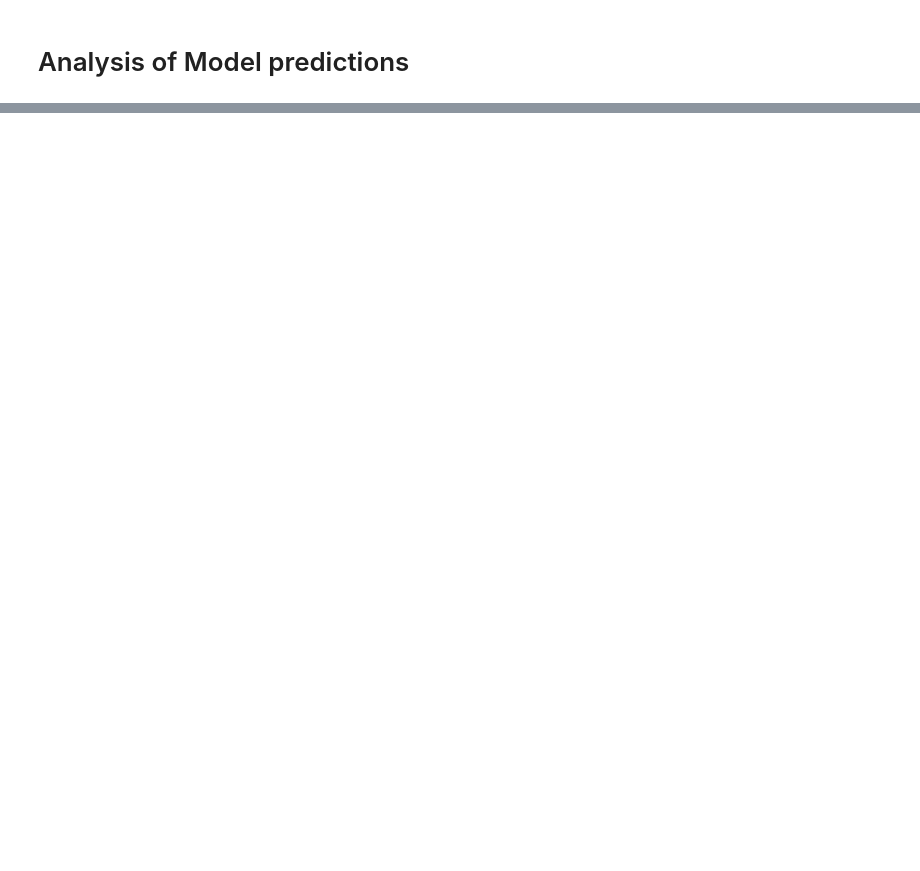
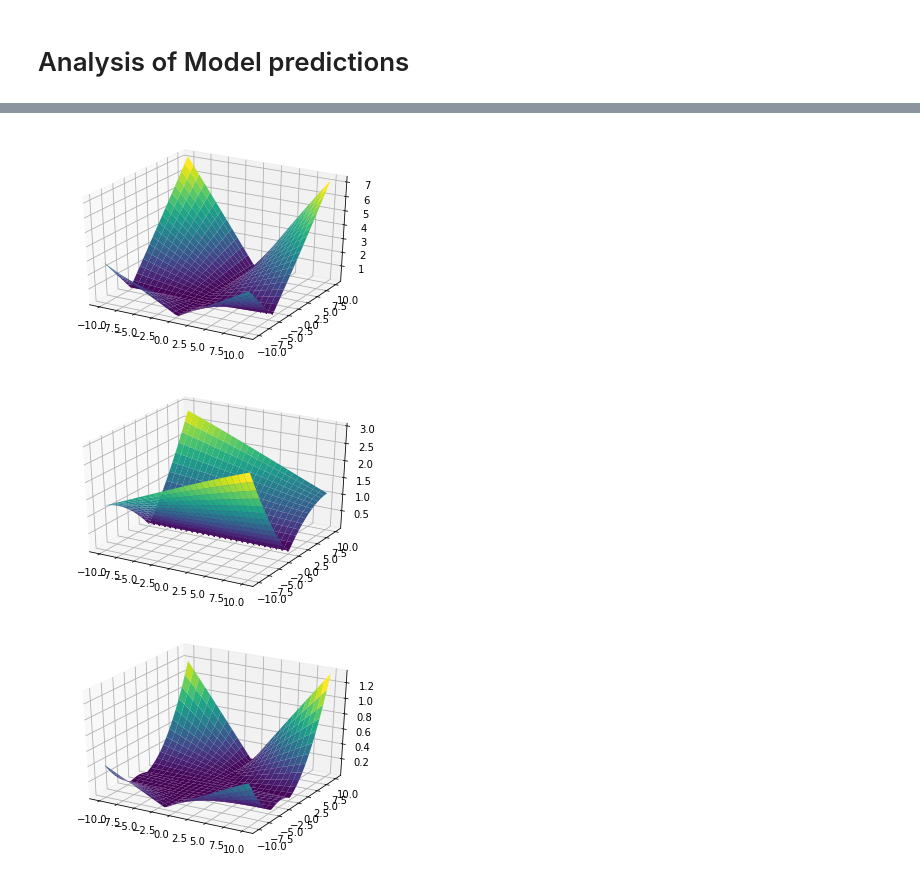
Before and after one commit to choiboy92/knee_parallax, a Jupyter notebook: whitesides_error.ipynb, the cells around one changed output, grey strips where cells are left out. Saved outputs shown, nothing was run; the diff lists cells and outputs as text; code cells hidden in the pictures; blank space fills up the shorter version.

```diff
--- a/whitesides_error.ipynb
+++ b/whitesides_error.ipynb
@@ -273,3 +275,23 @@ plt.show()
+# %%
+# SURFACE PLOTS
+x1_3d, x2_3d  = np.meshgrid(x1line, x2line)
+ax = plt.axes(projection='3d')
+ax.plot_surface(x1_3d, x2_3d, flex_varvalg, cmap='viridis')
+plt.show()
+
+x1_3d, x3_3d  = np.meshgrid(x1line, x3line)
+ax = plt.axes(projection='3d')
+ax.plot_surface(x1_3d, x3_3d, flex_intext, cmap='viridis')
+plt.show()
+
+x2_3d, x3_3d  = np.meshgrid(x2line, x3line)
+ax = plt.axes(projection='3d')
+ax.plot_surface(x2_3d, x3_3d, varvalg_intext, cmap='viridis')
+plt.show()
+# %% [output]
+[figure, added]
+[figure, added]
+[figure, added]
 # %%
 # PLOT OF INDIVIDUAL VARIATIONS
 flex_only = np.array([np.linspace(-10,10,20), np.zeros(20),np.zeros(20)]).T
```
Also changed, not shown: parts of 6 cells of this notebook.
